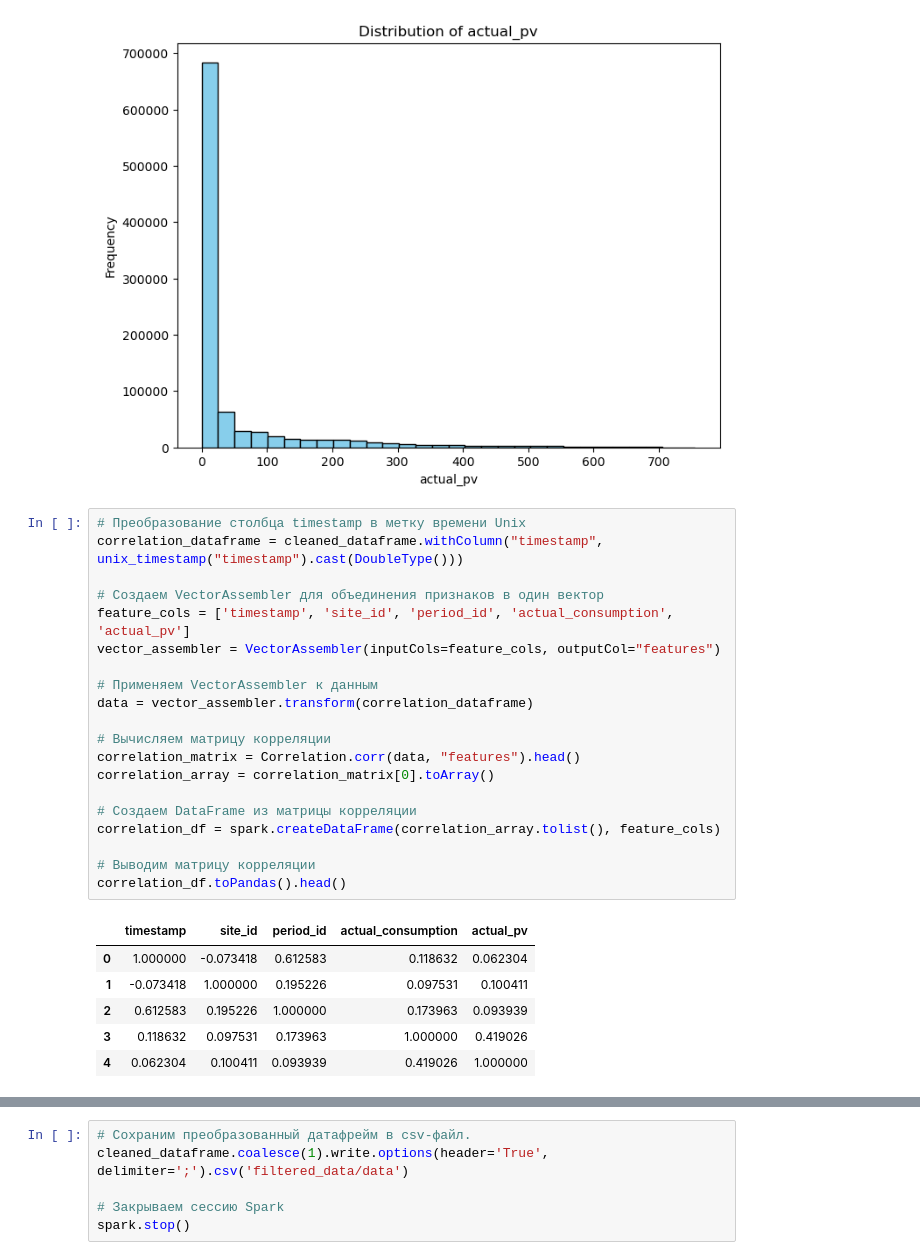
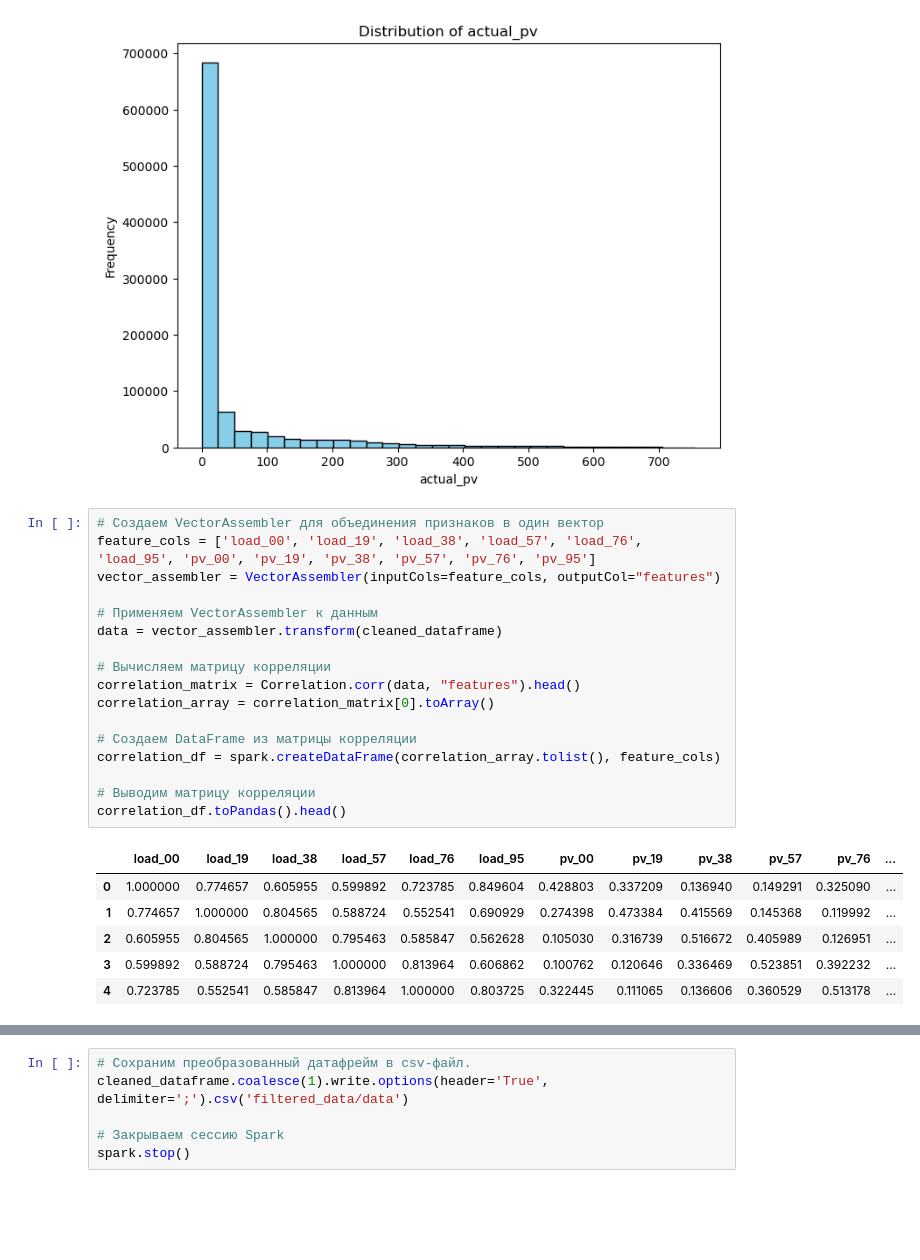
Before and after one commit to r0acho/SOBD2023, a Jupyter notebook: lab1.ipynb, the cells around one changed output, grey strips where cells are left out. Drawn from its saved outputs; the diff is of its cells as text; blank space fills up the shorter version.

```diff
--- a/lab1.ipynb
+++ b/lab1.ipynb
@@ -207,32 +213,29 @@ Text(0.5, 0, 'actual_pv')
 Text(0, 0.5, 'Frequency')
 [figure]
 # %%
-# Преобразование столбца timestamp в метку времени Unix
-correlation_dataframe = cleaned_dataframe.withColumn("timestamp", unix_timestamp("timestamp").cast(DoubleType()))
-
 # Создаем VectorAssembler для объединения признаков в один вектор
-feature_cols = ['timestamp', 'site_id', 'period_id', 'actual_consumption', 'actual_pv']
+feature_cols = ['load_00', 'load_19', 'load_38', 'load_57', 'load_76', 'load_95', 'pv_00', 'pv_19', 'pv_38', 'pv_57', 'pv_76', 'pv_95']
 vector_assembler = VectorAssembler(inputCols=feature_cols, outputCol="features")
 
 # Применяем VectorAssembler к данным
-data = vector_assembler.transform(correlation_dataframe)
+data = vector_assembler.transform(cleaned_dataframe)
 
 # Вычисляем матрицу корреляции
 correlation_matrix = Correlation.corr(data, "features").head()
 correlation_array = correlation_matrix[0].toArray()
 
 # Создаем DataFrame из матрицы корреляции
 correlation_df = spark.createDataFrame(correlation_array.tolist(), feature_cols)
 
 # Выводим матрицу корреляции
 correlation_df.toPandas().head()
 # %% [output]
-|  | timestamp | site_id | period_id | actual_consumption | actual_pv |
-| 0 | 1.000000 | -0.073418 | 0.612583 | 0.118632 | 0.062304 |
-| 1 | -0.073418 | 1.000000 | 0.195226 | 0.097531 | 0.100411 |
-| 2 | 0.612583 | 0.195226 | 1.000000 | 0.173963 | 0.093939 |
-| 3 | 0.118632 | 0.097531 | 0.173963 | 1.000000 | 0.419026 |
-| 4 | 0.062304 | 0.100411 | 0.093939 | 0.419026 | 1.000000 |
+|  | load_00 | load_19 | load_38 | load_57 | load_76 | load_95 | pv_00 | pv_19 | pv_38 | pv_57 | pv_76 | ... |
+| 0 | 1.000000 | 0.774657 | 0.605955 | 0.599892 | 0.723785 | 0.849604 | 0.428803 | 0.337209 | 0.136940 | 0.149291 | 0.325090 | ... |
+| 1 | 0.774657 | 1.000000 | 0.804565 | 0.588724 | 0.552541 | 0.690929 | 0.274398 | 0.473384 | 0.415569 | 0.145368 | 0.119992 | ... |
+| 2 | 0.605955 | 0.804565 | 1.000000 | 0.795463 | 0.585847 | 0.562628 | 0.105030 | 0.316739 | 0.516672 | 0.405989 | 0.126951 | ... |
+| 3 | 0.599892 | 0.588724 | 0.795463 | 1.000000 | 0.813964 | 0.606862 | 0.100762 | 0.120646 | 0.336469 | 0.523851 | 0.392232 | ... |
+| 4 | 0.723785 | 0.552541 | 0.585847 | 0.813964 | 1.000000 | 0.803725 | 0.322445 | 0.111065 | 0.136606 | 0.360529 | 0.513178 | ... |
 # %%
 # Строим тепловую карту корреляции с использованием Seaborn
 correlation_matrix = correlation_df.toPandas().corr()
```
Also changed, not shown: parts of 4 cells of this notebook.
